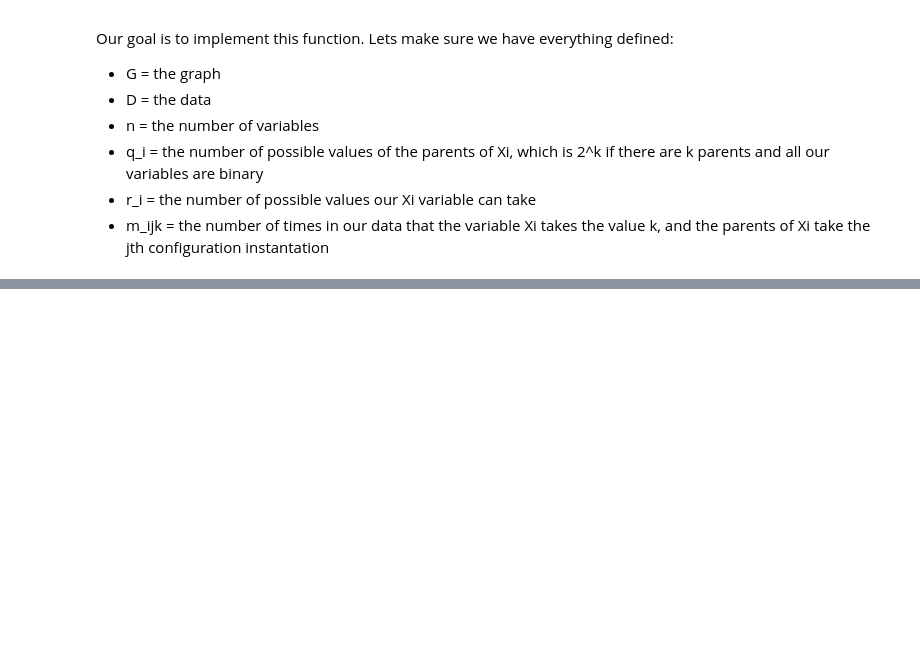
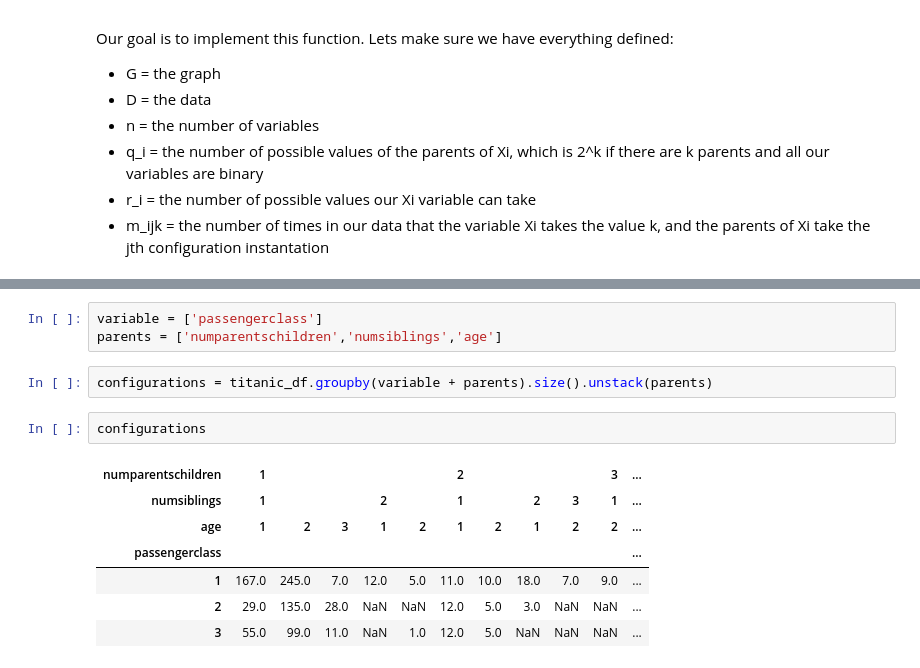
Before and after one commit to EllingtonKirby/Bayesian-Network-Learner, a Jupyter notebook: bayesan_network_learner.ipynb, the cells around one changed output, grey strips where cells are left out. Cells and saved outputs as stored; diff of their text form; blank space fills up the shorter version.

```diff
--- a/bayesan_network_learner.ipynb
+++ b/bayesan_network_learner.ipynb
@@ -123,0 +169,15 @@ best_graph.draw_dot_from_digraph()
+# %%
+variable = ['passengerclass']
+parents = ['numparentschildren','numsiblings','age']
+# %%
+configurations = titanic_df.groupby(variable + parents).size().unstack(parents)
+# %%
+configurations
+# %% [output]
+| numparentschildren | 1 |  |  |  |  | 2 |  |  |  | 3 | ... |
+| numsiblings | 1 |  |  | 2 |  | 1 |  | 2 | 3 | 1 | ... |
+| age | 1 | 2 | 3 | 1 | 2 | 1 | 2 | 1 | 2 | 2 | ... |
+| passengerclass |  |  |  |  |  |  |  |  |  |  | ... |
+| 1 | 167.0 | 245.0 | 7.0 | 12.0 | 5.0 | 11.0 | 10.0 | 18.0 | 7.0 | 9.0 | ... |
+| 2 | 29.0 | 135.0 | 28.0 | NaN | NaN | 12.0 | 5.0 | 3.0 | NaN | NaN | ... |
+| 3 | 55.0 | 99.0 | 11.0 | NaN | 1.0 | 12.0 | 5.0 | NaN | NaN | NaN | ... |
```
Also changed, not shown: parts of 31 cells of this notebook, 2 other files.
